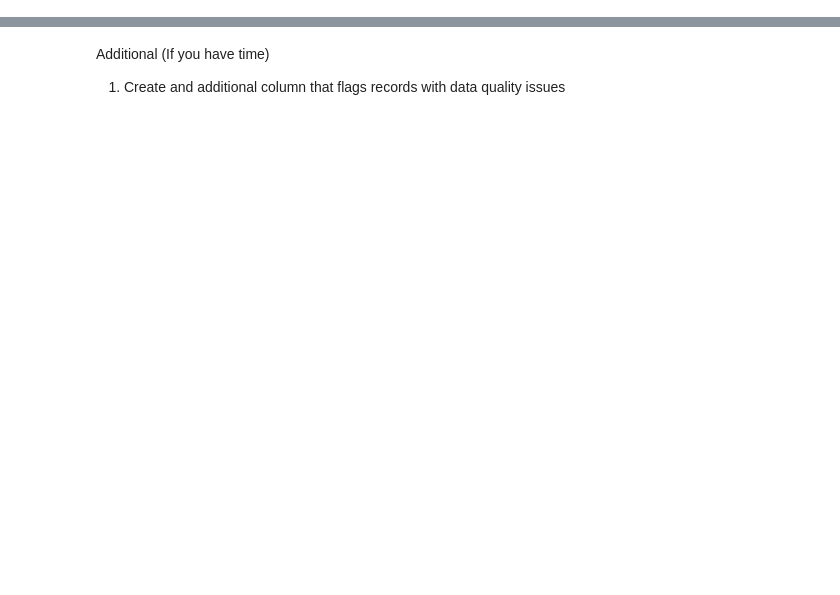
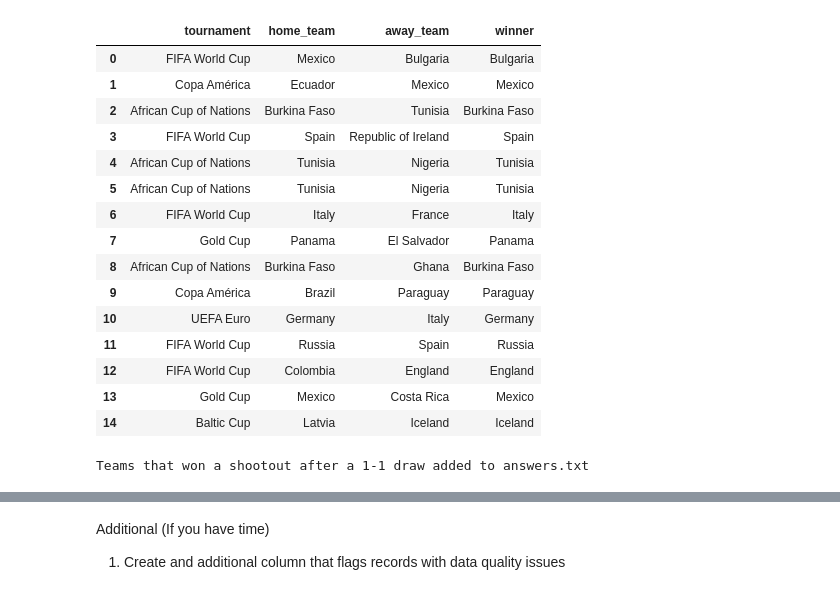
Before and after one commit to EnidFerns/Lilly-DataEngineer-Challenge, a Jupyter notebook: main.ipynb, the cells around one changed output, grey strips where cells are left out. Saved outputs shown, nothing was run; the diff lists cells and outputs as text; code cells hidden in the pictures; blank space fills up the shorter version.

```diff
--- a/main.ipynb
+++ b/main.ipynb
@@ -214,0 +154,34 @@ top_scorer_with_percentage[['tournament', 'scorer', 'goals_scored', 'percentage_
+# %%
+# only combination of shootouts and results required
+df_draws_1_1 = df_merged[(df_merged["home_score"] == 1) & (df_merged["away_score"] == 1) & (df_merged["penalty"] == True)]
+# df_draws_1_1
+shootout_winners = df_draws_1_1[["tournament","home_team","away_team","winner"]]
+# shootout_winners = df_draws_1_1[["winner"]]
+shootout_winners = shootout_winners.dropna()
+shootout_winners = shootout_winners.reset_index(drop=True)
+shootout_winners
+# %% [output]
+|  | tournament | home_team | away_team | winner |
+| 0 | FIFA World Cup | Mexico | Bulgaria | Bulgaria |
+| 1 | Copa América | Ecuador | Mexico | Mexico |
+| 2 | African Cup of Nations | Burkina Faso | Tunisia | Burkina Faso |
+| 3 | FIFA World Cup | Spain | Republic of Ireland | Spain |
+| 4 | African Cup of Nations | Tunisia | Nigeria | Tunisia |
+| 5 | African Cup of Nations | Tunisia | Nigeria | Tunisia |
+| 6 | FIFA World Cup | Italy | France | Italy |
+| 7 | Gold Cup | Panama | El Salvador | Panama |
+| 8 | African Cup of Nations | Burkina Faso | Ghana | Burkina Faso |
+| 9 | Copa América | Brazil | Paraguay | Paraguay |
+| 10 | UEFA Euro | Germany | Italy | Germany |
+| 11 | FIFA World Cup | Russia | Spain | Russia |
+| 12 | FIFA World Cup | Colombia | England | England |
+| 13 | Gold Cup | Mexico | Costa Rica | Mexico |
+| 14 | Baltic Cup | Latvia | Iceland | Iceland |
+# %%
+with open("answers", "a") as file:
+    file.write("\n\n4. Teams that have won a penalty shootout after a 1-1 draw:\n")
+    file.write(shootout_winners.to_string(index=False))
+
+print("Teams that won a shootout after a 1-1 draw added to answers.txt")
+# %% [output]
+Teams that won a shootout after a 1-1 draw added to answers.txt
```
Also changed, not shown: parts of 40 cells of this notebook.
